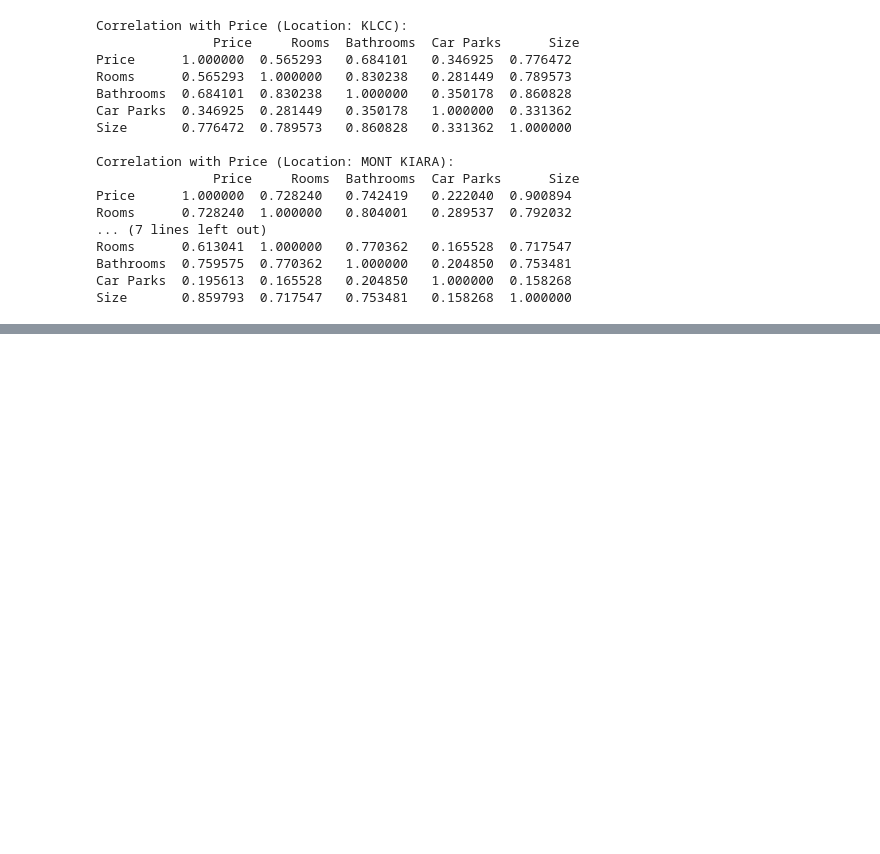
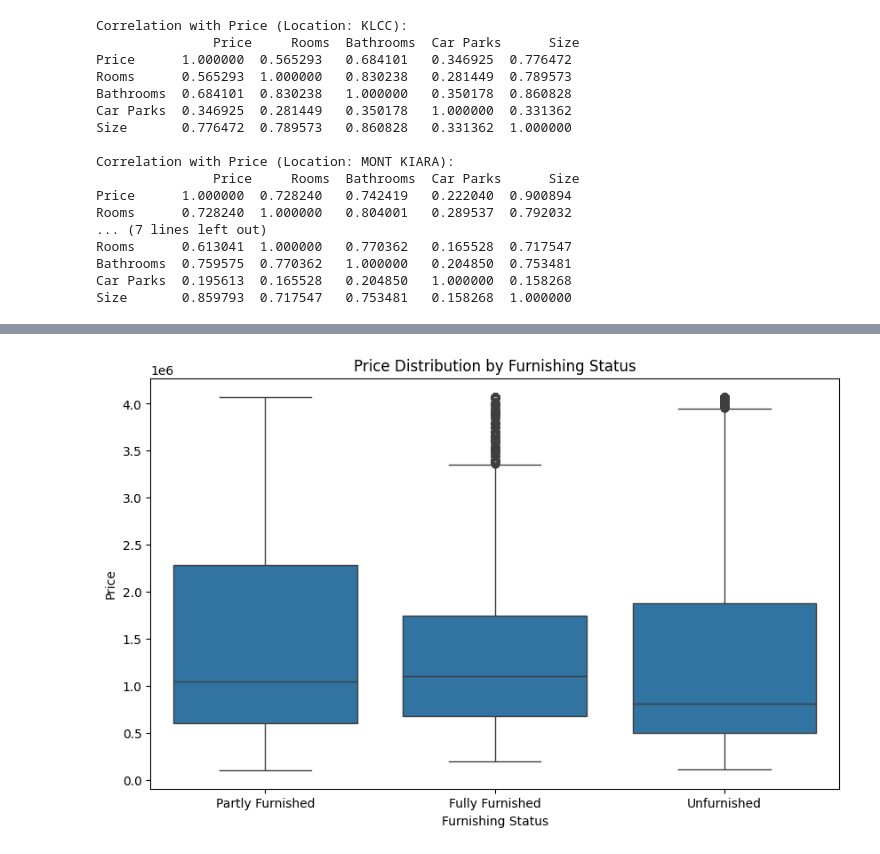
Before and after one commit to lhadi18/kuala-lumpur-house-price-prediction, a Jupyter notebook: machine_learning_model.ipynb, the cells around one changed output, grey strips where cells are left out. Saved outputs shown, nothing was run; the diff lists cells and outputs as text; code cells hidden in the pictures; blank space fills up the shorter version.

```diff
--- a/machine_learning_model.ipynb
+++ b/machine_learning_model.ipynb
@@ -725,0 +874,11 @@ Size       0.859793  0.717547   0.753481   0.158268  1.000000
+# %%
+# Visualize using boxplots
+
+plt.figure(figsize=(10, 6))
+sns.boxplot(x='Furnishing', y='Price', data=df, order=['Partly Furnished', 'Fully Furnished', 'Unfurnished'])
+plt.title('Price Distribution by Furnishing Status')
+plt.xlabel('Furnishing Status')
+plt.ylabel('Price')
+plt.show()
+# %% [output]
+[figure, added]
```
Also changed, not shown: parts of 16 cells of this notebook.
